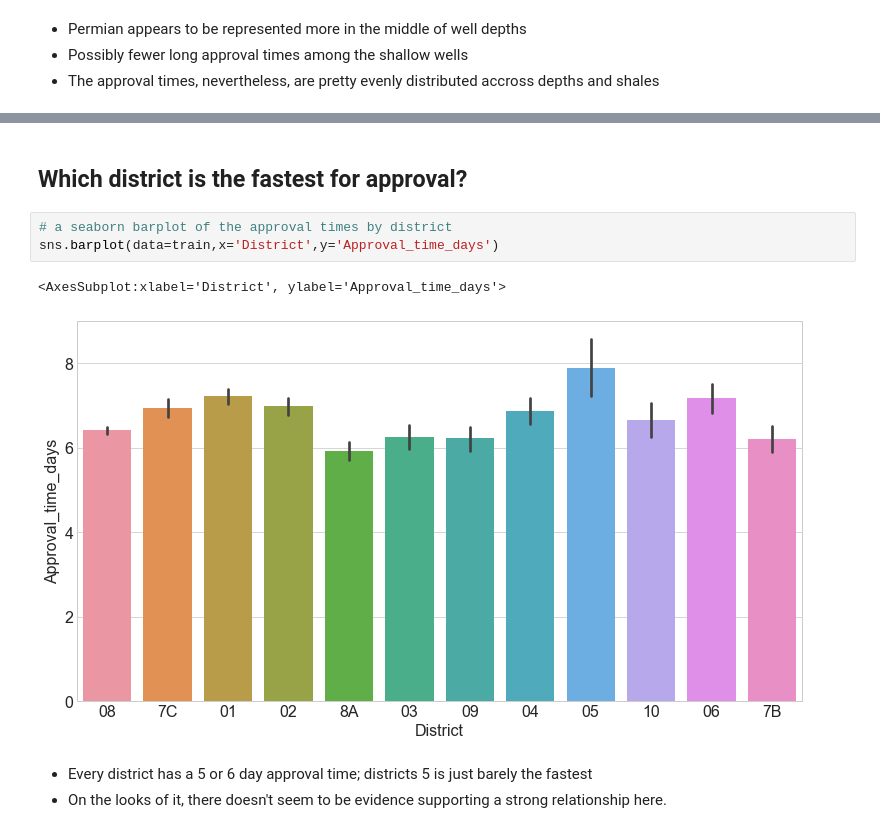
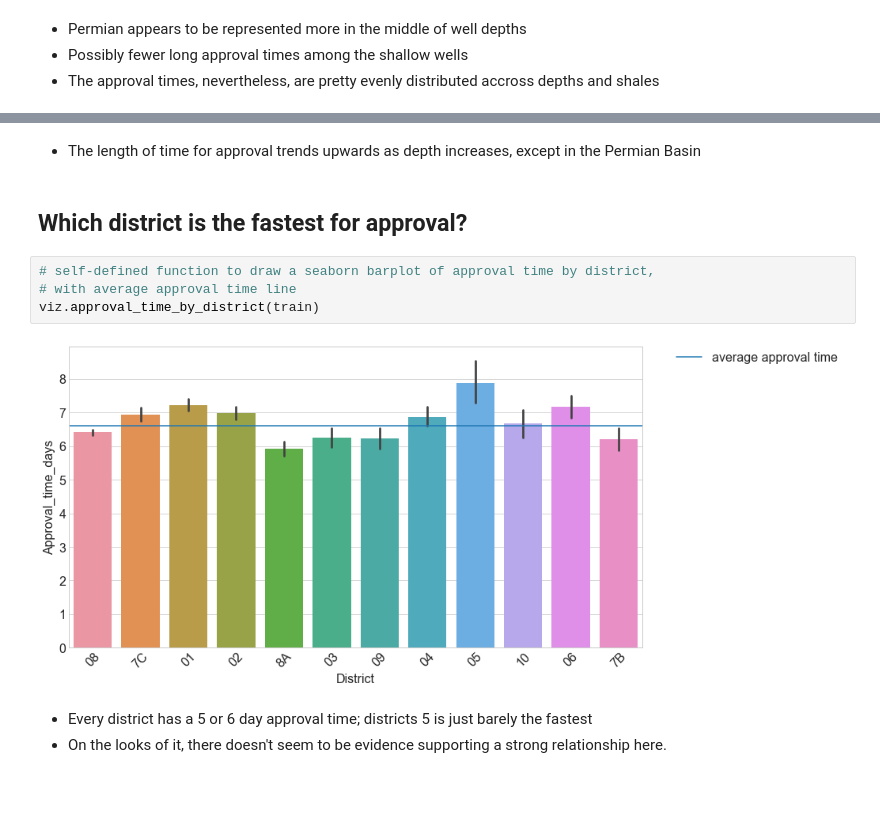
Before and after one commit to brianclements03/Individual_Project, a Jupyter notebook: Final_Notebook_Draft.ipynb, the cells around one changed output, grey strips where cells are left out. Saved outputs shown, nothing was run; the diff lists cells and outputs as text; blank space fills up the shorter version.

```diff
--- a/Final_Notebook_Draft.ipynb
+++ b/Final_Notebook_Draft.ipynb
@@ -649,11 +705,13 @@ sns.lmplot(data=train, x= 'Total_Depth', y='Approval_time_days', hue= 'SHALE')
+# %% [markdown]
+- The length of time for approval trends upwards as depth increases, except in the Permian Basin
 # %% [markdown]
 ## Which district is the fastest for approval?
 # %%
-# a seaborn barplot of the approval times by district
-sns.barplot(data=train,x='District',y='Approval_time_days')
+# self-defined function to draw a seaborn barplot of approval time by district,
+# with average approval time line
+viz.approval_time_by_district(train)
 # %% [output]
-<AxesSubplot:xlabel='District', ylabel='Approval_time_days'>
-[figure, old version]
+[figure, new version]
 # %% [markdown]
 - Every district has a 5 or 6 day approval time; districts 5 is just barely the fastest
 - On the looks of it, there doesn't seem to be evidence supporting a strong relationship here.
```
Also changed, not shown: parts of 73 cells of this notebook, 2 other files.
